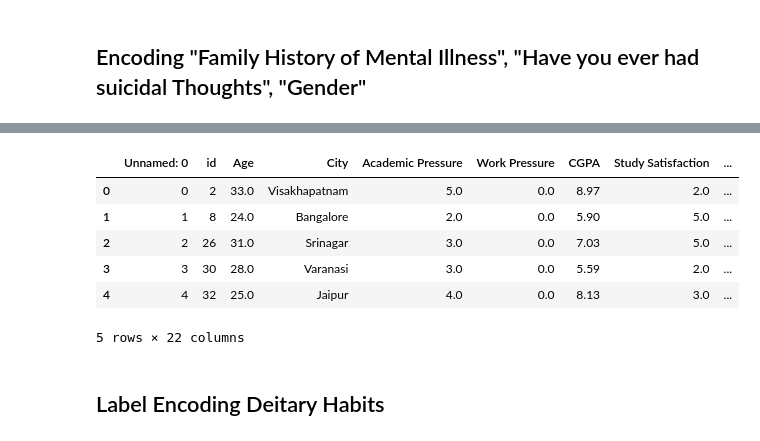
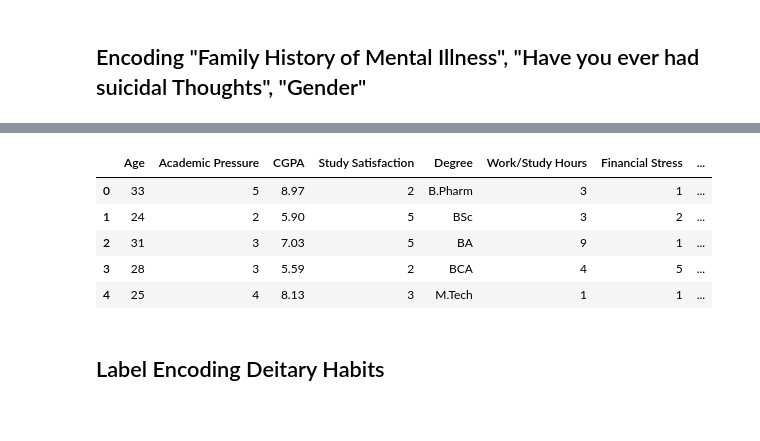
Before and after one commit to FentanesOscar/Depression-Prediction-Model, a Jupyter notebook: Unclean Data/preprocess-scratch.ipynb, the cells around one changed output, grey strips where cells are left out. Cells and saved outputs as stored; diff of their text form; code cells hidden in the pictures.

```diff
--- a/Unclean Data/preprocess-scratch.ipynb
+++ b/Unclean Data/preprocess-scratch.ipynb
@@ -2,7 +2,7 @@
 import pandas as pd
 import matplotlib.pyplot as plt
 # %%
-df = pd.read_csv("State_Included.csv")
+df = pd.read_csv("FileModel.csv")
 # %%
 df.head()
 # %% [output]
@@ -67,15 +62,16 @@ ohe = OneHotEncoder()
 # %%
 df = pd.get_dummies(df, columns=['Have you ever had suicidal thoughts ?','Family History of Mental Illness', 'Gender'], dtype=int)
 # %%
+pd.set_option('display.max_columns', None)
+
 df.head()
 # %% [output]
-|  | Unnamed: 0 | id | Age | City | Academic Pressure | Work Pressure | CGPA | Study Satisfaction | ... |
-| 0 | 0 | 2 | 33.0 | Visakhapatnam | 5.0 | 0.0 | 8.97 | 2.0 | ... |
-| 1 | 1 | 8 | 24.0 | Bangalore | 2.0 | 0.0 | 5.90 | 5.0 | ... |
-| 2 | 2 | 26 | 31.0 | Srinagar | 3.0 | 0.0 | 7.03 | 5.0 | ... |
-| 3 | 3 | 30 | 28.0 | Varanasi | 3.0 | 0.0 | 5.59 | 2.0 | ... |
-| 4 | 4 | 32 | 25.0 | Jaipur | 4.0 | 0.0 | 8.13 | 3.0 | ... |
+|  | Age | Academic Pressure | CGPA | Study Satisfaction | Degree | Work/Study Hours | Financial Stress | ... |
+| 0 | 33 | 5 | 8.97 | 2 | B.Pharm | 3 | 1 | ... |
+| 1 | 24 | 2 | 5.90 | 5 | BSc | 3 | 2 | ... |
+| 2 | 31 | 3 | 7.03 | 5 | BA | 9 | 1 | ... |
+| 3 | 28 | 3 | 5.59 | 2 | BCA | 4 | 5 | ... |
+| 4 | 25 | 4 | 8.13 | 3 | M.Tech | 1 | 1 | ... |
-5 rows × 22 columns
 # %% [markdown]
 ## Label Encoding Deitary Habits
 # %%
```
Also changed, not shown: parts of 10 cells of this notebook, 12 other files.
